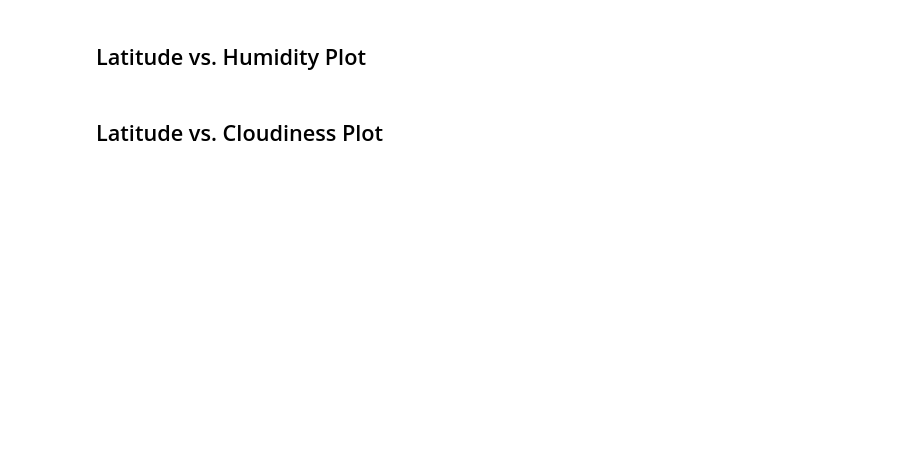
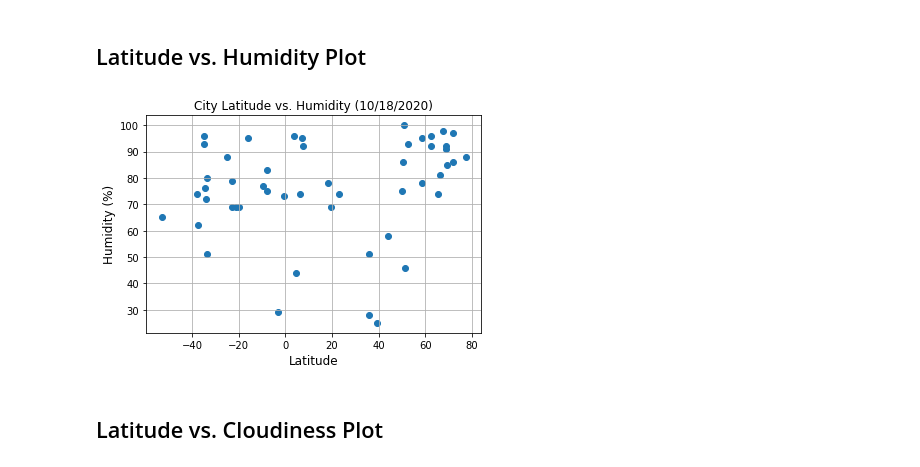
Before and after one commit to blt1339/python-api-challenge, a Jupyter notebook: WeatherPy/WeatherPy.ipynb, the cells around one changed output. Cells and saved outputs as stored; diff of their text form; code cells hidden in the pictures; blank space fills up the shorter version.

Commit message:
Add the call to the city_plot function for the other 3 comparisions
Add the call to the city_plot function for the other 3 comparisions.

```diff
--- a/WeatherPy/WeatherPy.ipynb
+++ b/WeatherPy/WeatherPy.ipynb
@@ -214,4 +214,8 @@ city_plot(cleaned_city_df,'Max Temp','Maximum Temperature','Maximum Temperature
 # %% [markdown]
 ## Latitude vs. Humidity Plot
+# %%
+city_plot(cleaned_city_df,'Humidity','Humidity','Humidity (%)')
+# %% [output]
+[figure, added]
 # %% [markdown]
 ## Latitude vs. Cloudiness Plot
```
Also changed, not shown: parts of 6 cells of this notebook, 1 other file.
